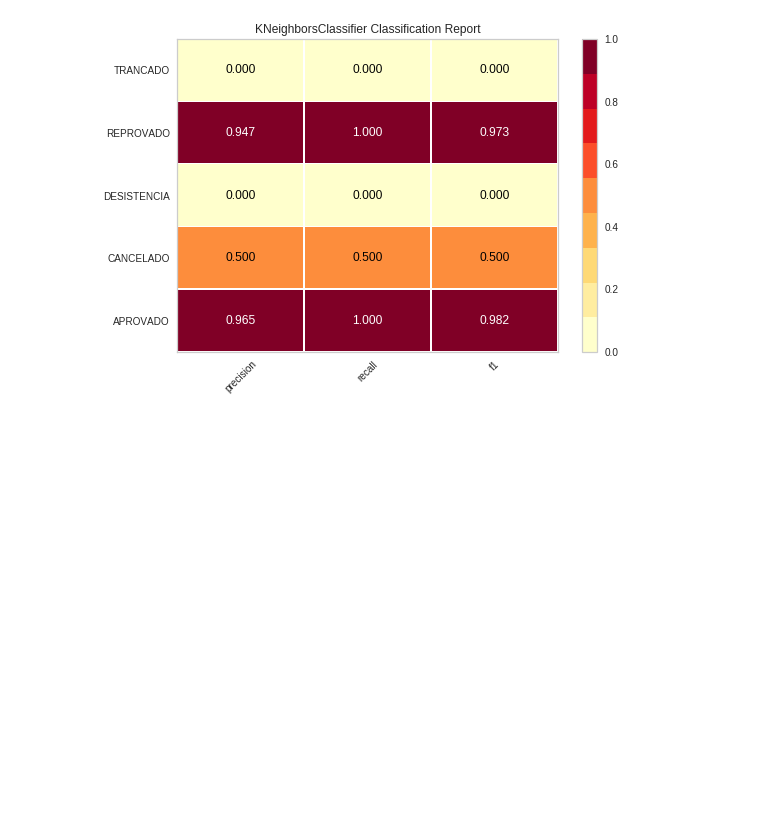
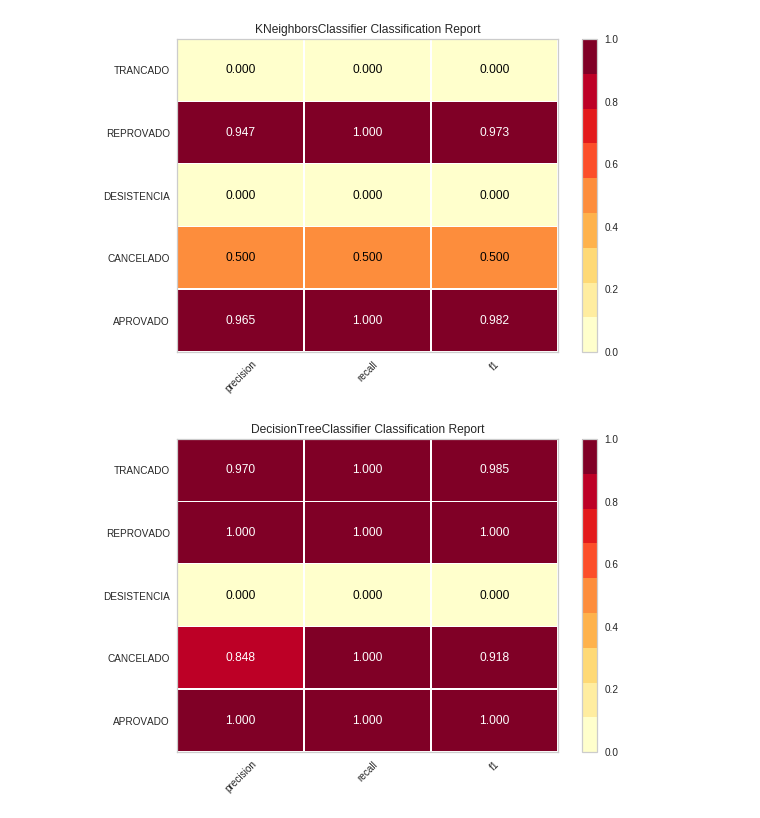
Before and after one commit to repitta/CienciaDeDadosEducacionais, a Jupyter notebook: Análise_Luana.ipynb, the cells around one changed output. Drawn from its saved outputs; the diff is of its cells as text; code cells hidden in the pictures; blank space fills up the shorter version.

```diff
--- a/Análise_Luana.ipynb
+++ b/Análise_Luana.ipynb
@@ -753,3 +747,12 @@ visualizer.score(data_test, target_test) # Evaluate the model on the test data
 g = visualizer.poof() # Draw/show/poof the data
 # %% [output]
 [figure]
+# %%
+from yellowbrick.classifier import ClassificationReport
+# Instantiate the classification model and visualizer
+visualizer = ClassificationReport(tree, classes=['APROVADO','CANCELADO', 'DESISTENCIA', 'REPROVADO','TRANCADO'])
+visualizer.fit(data_train, target_train) # Fit the training data to the visualizer
+visualizer.score(data_test, target_test) # Evaluate the model on the test data
+g = visualizer.poof() # Draw/show/poof the data
+# %% [output]
+[figure, added]
```
Also changed, not shown: parts of 9 cells of this notebook.
